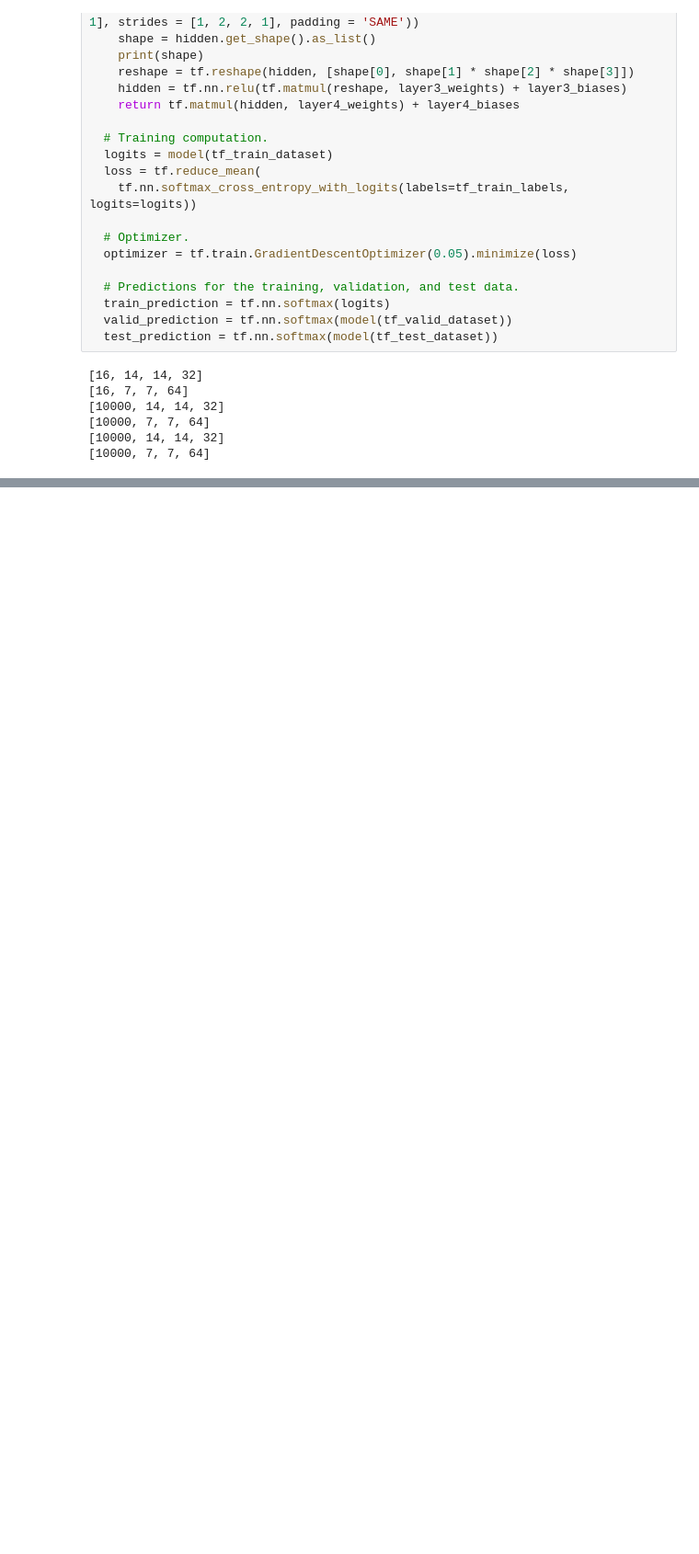
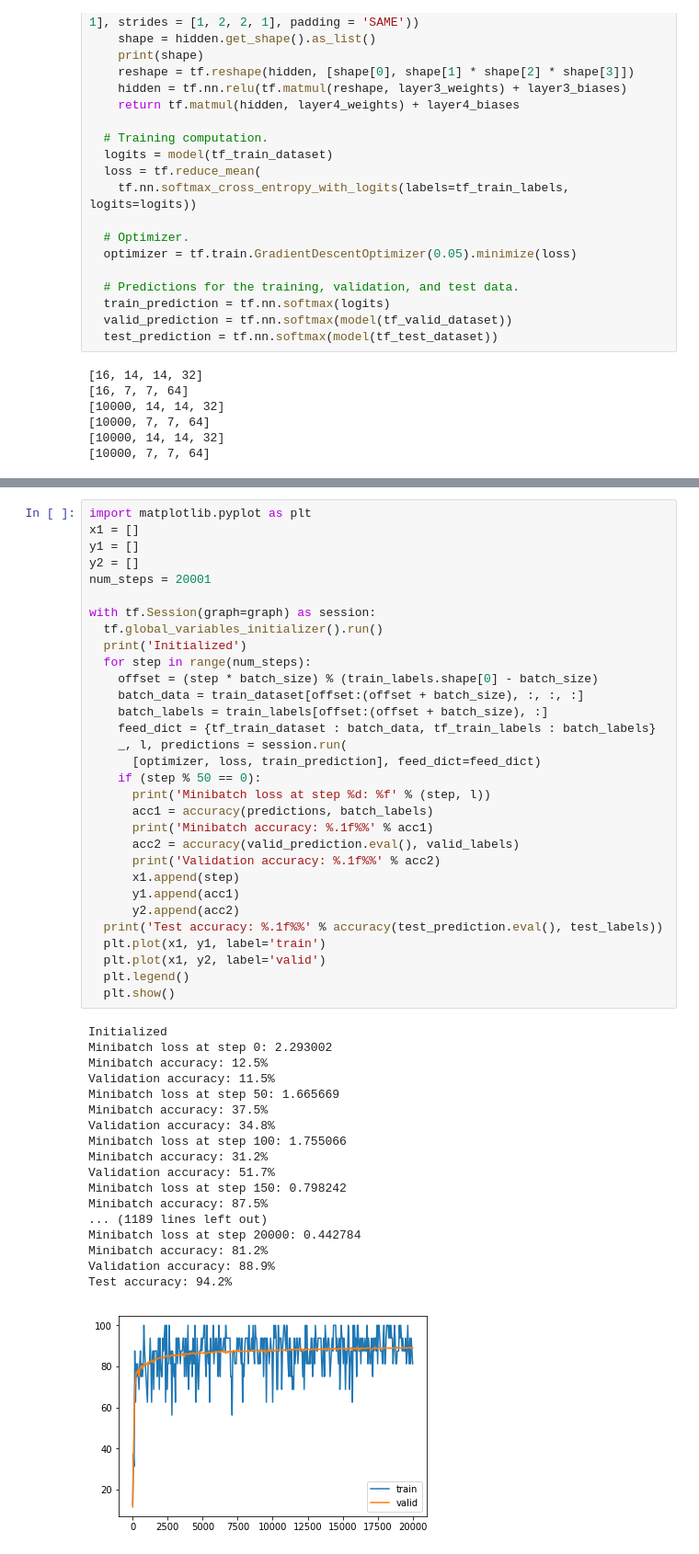
Before and after one commit to CharlesLiu7/Udacity-DeepLearning, a Jupyter notebook: 04_convnet.ipynb, the cells around one changed output, grey strips where cells are left out. Shown at 92% size. Drawn from its saved outputs; the diff is of its cells as text; blank space fills up the shorter version.

```diff
--- a/04_convnet.ipynb
+++ b/04_convnet.ipynb
@@ -258,0 +342,50 @@ KeyboardInterrupt:
+# %%
+import matplotlib.pyplot as plt
+x1 = []
+y1 = []
+y2 = []
+num_steps = 20001
+
+with tf.Session(graph=graph) as session:
+  tf.global_variables_initializer().run()
+  print('Initialized')
+  for step in range(num_steps):
+    offset = (step * batch_size) % (train_labels.shape[0] - batch_size)
+    batch_data = train_dataset[offset:(offset + batch_size), :, :, :]
+    batch_labels = train_labels[offset:(offset + batch_size), :]
+    feed_dict = {tf_train_dataset : batch_data, tf_train_labels : batch_labels}
+    _, l, predictions = session.run(
+      [optimizer, loss, train_prediction], feed_dict=feed_dict)
+    if (step % 50 == 0):
+      print('Minibatch loss at step %d: %f' % (step, l))
+      acc1 = accuracy(predictions, batch_labels)
+      print('Minibatch accuracy: %.1f%%' % acc1)
+      acc2 = accuracy(valid_prediction.eval(), valid_labels)
+      print('Validation accuracy: %.1f%%' % acc2)
+      x1.append(step)
+      y1.append(acc1)
+      y2.append(acc2)
+  print('Test accuracy: %.1f%%' % accuracy(test_prediction.eval(), test_labels))
+  plt.plot(x1, y1, label='train')
+  plt.plot(x1, y2, label='valid')
+  plt.legend()
+  plt.show()
+# %% [output]
+Initialized
+Minibatch loss at step 0: 2.293002
+Minibatch accuracy: 12.5%
+Validation accuracy: 11.5%
+Minibatch loss at step 50: 1.665669
+Minibatch accuracy: 37.5%
+Validation accuracy: 34.8%
+Minibatch loss at step 100: 1.755066
+Minibatch accuracy: 31.2%
+Validation accuracy: 51.7%
+Minibatch loss at step 150: 0.798242
+Minibatch accuracy: 87.5%
+... (1189 lines left out)
+Minibatch loss at step 20000: 0.442784
+Minibatch accuracy: 81.2%
+Validation accuracy: 88.9%
+Test accuracy: 94.2%
+[figure, added]
```
Also changed, not shown: parts of 5 cells of this notebook.
